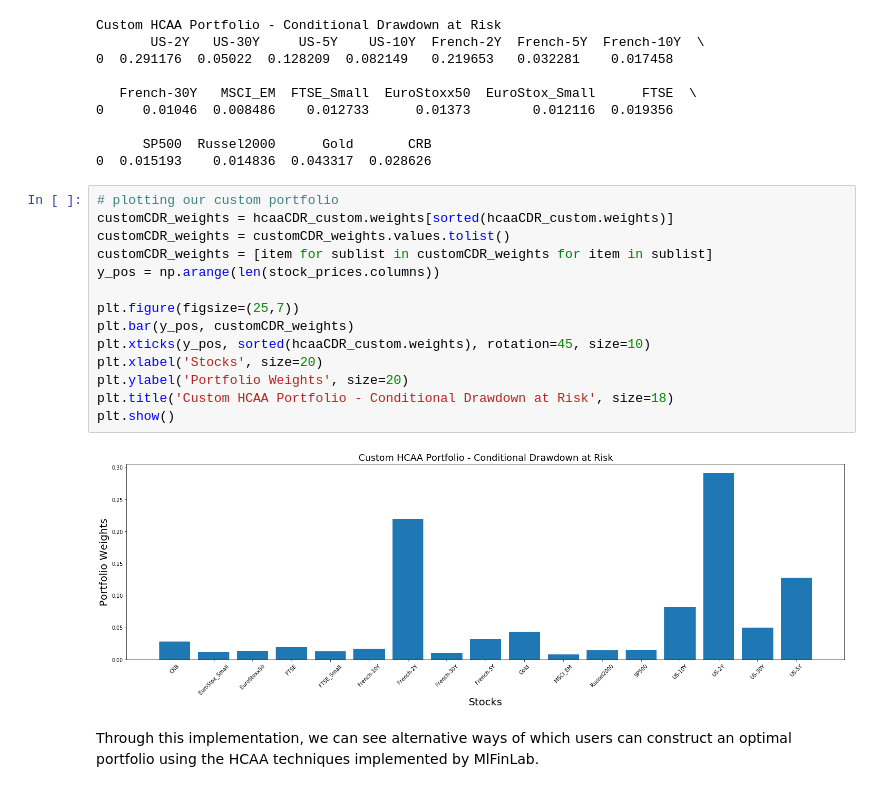
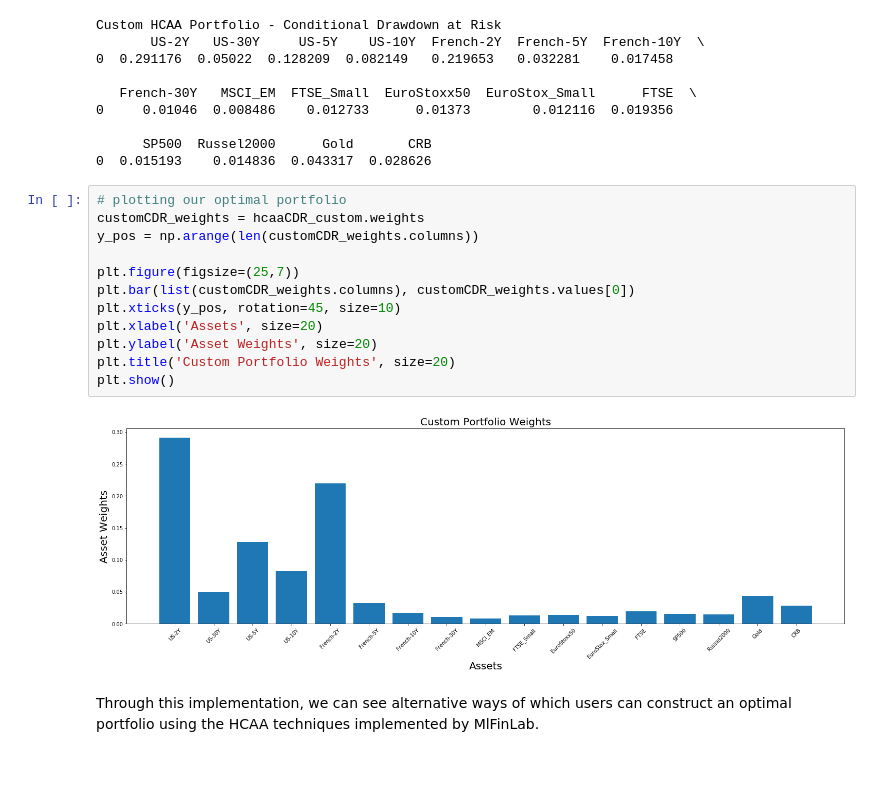
Before and after one commit to tzw101/research, a Jupyter notebook: Portfolio Optimisation Tutorials/Hierarchical Clustering Asset Allocation (HCAA)/HCAA Tutorial Notebook.ipynb, the cells around one changed output. Drawn from its saved outputs; the diff is of its cells as text.

Commit message:
Plotting methods changed in HCAA tutorial

```diff
--- a/Portfolio Optimisation Tutorials/Hierarchical Clustering Asset Allocation (HCAA)/HCAA Tutorial Notebook.ipynb
+++ b/Portfolio Optimisation Tutorials/Hierarchical Clustering Asset Allocation (HCAA)/HCAA Tutorial Notebook.ipynb
@@ -530,21 +522,19 @@ Custom HCAA Portfolio - Conditional Drawdown at Risk
       SP500  Russel2000      Gold       CRB
 0  0.015193    0.014836  0.043317  0.028626
 # %%
-# plotting our custom portfolio
-customCDR_weights = hcaaCDR_custom.weights[sorted(hcaaCDR_custom.weights)]
-customCDR_weights = customCDR_weights.values.tolist()
-customCDR_weights = [item for sublist in customCDR_weights for item in sublist]
-y_pos = np.arange(len(stock_prices.columns))
+# plotting our optimal portfolio
+customCDR_weights = hcaaCDR_custom.weights
+y_pos = np.arange(len(customCDR_weights.columns))
 
 plt.figure(figsize=(25,7))
-plt.bar(y_pos, customCDR_weights)
-plt.xticks(y_pos, sorted(hcaaCDR_custom.weights), rotation=45, size=10)
-plt.xlabel('Stocks', size=20)
-plt.ylabel('Portfolio Weights', size=20)
-plt.title('Custom HCAA Portfolio - Conditional Drawdown at Risk', size=18)
+plt.bar(list(customCDR_weights.columns), customCDR_weights.values[0])
+plt.xticks(y_pos, rotation=45, size=10)
+plt.xlabel('Assets', size=20)
+plt.ylabel('Asset Weights', size=20)
+plt.title('Custom Portfolio Weights', size=20)
 plt.show()
 # %% [output]
-[figure, old version]
+[figure, new version]
 # %% [markdown]
 Through this implementation, we can see alternative ways of which users can construct an optimal portfolio using the HCAA techniques implemented by MlFinLab.
 # %% [markdown]
```
Also changed, not shown: parts of 11 cells of this notebook.
